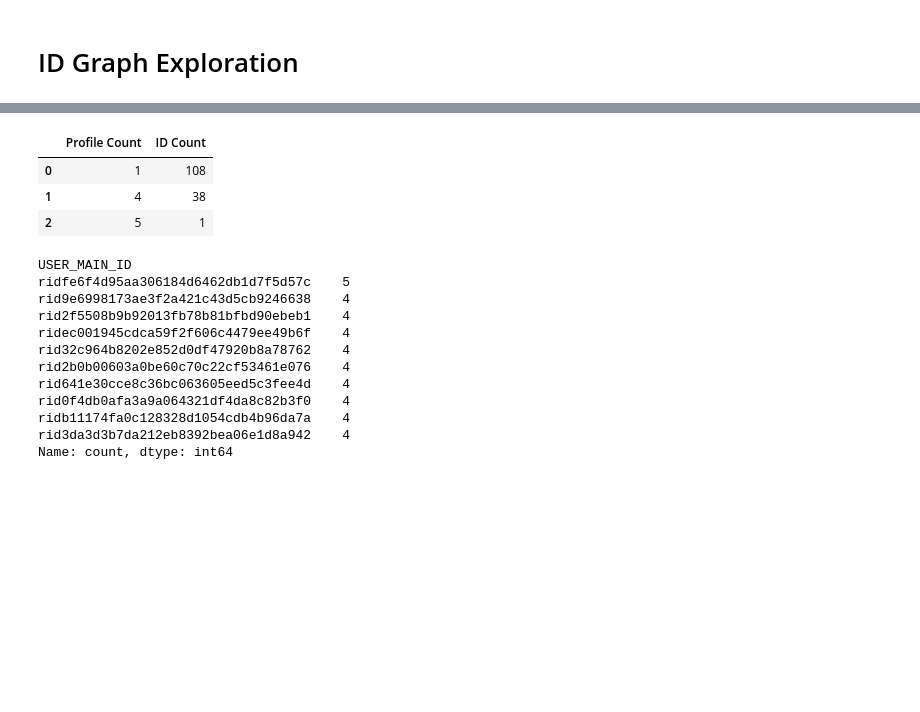
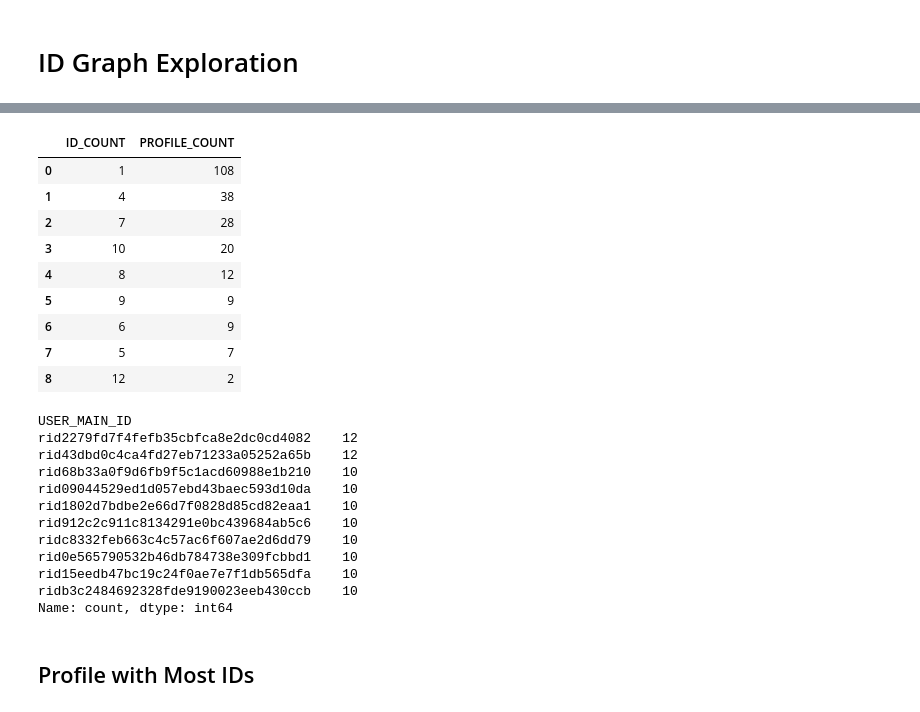
Before and after one commit to esadek/temp, a Jupyter notebook: notebooks/id_graph.ipynb, the cells around one changed output, grey strips where cells are left out. Drawn from its saved outputs; the diff is of its cells as text; code cells hidden in the pictures; blank space fills up the shorter version.

```diff
--- a/notebooks/id_graph.ipynb
+++ b/notebooks/id_graph.ipynb
@@ -120,28 +124,36 @@ sns.histplot(main_id_counts)
 # %%
 # Distribution of ID count per profile
 profiles_per_id_count = main_ids.value_counts().value_counts()
-pd.DataFrame({"Profile Count":profiles_per_id_count.index, "ID Count":profiles_per_id_count.values})
+pd.DataFrame({"ID_COUNT":profiles_per_id_count.index, "PROFILE_COUNT":profiles_per_id_count.values})
 # %% [output]
-|  | Profile Count | ID Count |
+|  | ID_COUNT | PROFILE_COUNT |
 | 0 | 1 | 108 |
 | 1 | 4 | 38 |
-| 2 | 5 | 1 |
+| 2 | 7 | 28 |
+| 3 | 10 | 20 |
+| 4 | 8 | 12 |
+| 5 | 9 | 9 |
+| 6 | 6 | 9 |
+| 7 | 5 | 7 |
+| 8 | 12 | 2 |
-# %%
-# Ten profiles with most stitched IDs
-main_id_counts.nlargest(10)
-# %% [output]
-USER_MAIN_ID
-ridfe6f4d95aa306184d6462db1d7f5d57c    5
-rid9e6998173ae3f2a421c43d5cb9246638    4
-rid2f5508b9b92013fb78b81bfbd90ebeb1    4
-ridec001945cdca59f2f606c4479ee49b6f    4
-rid32c964b8202e852d0df47920b8a78762    4
-rid2b0b00603a0be60c70c22cf53461e076    4
-rid641e30cce8c36bc063605eed5c3fee4d    4
-rid0f4db0afa3a9a064321df4da8c82b3f0    4
-ridb11174fa0c128328d1054cdb4b96da7a    4
-rid3da3d3b7da212eb8392bea06e1d8a942    4
-Name: count, dtype: int64
+# %%
+# Ten profiles with most stitched IDs
+main_id_counts.nlargest(10)
+# %% [output]
+USER_MAIN_ID
+rid2279fd7f4fefb35cbfca8e2dc0cd4082    12
+rid43dbd0c4ca4fd27eb71233a05252a65b    12
+rid68b33a0f9d6fb9f5c1acd60988e1b210    10
+rid09044529ed1d057ebd43baec593d10da    10
+rid1802d7bdbe2e66d7f0828d85cd82eaa1    10
+rid912c2c911c8134291e0bc439684ab5c6    10
+ridc8332feb663c4c57ac6f607ae2d6dd79    10
+rid0e565790532b46db784738e309fcbbd1    10
+rid15eedb47bc19c24f0ae7e7f1db565dfa    10
+ridb3c2484692328fde9190023eeb430ccb    10
+Name: count, dtype: int64
+# %% [markdown]
+## Profile with Most IDs
 # %%
 # Profile with most IDs
 most_frequent_main_id = main_ids.mode()[0]
```
Also changed, not shown: parts of 15 cells of this notebook.
